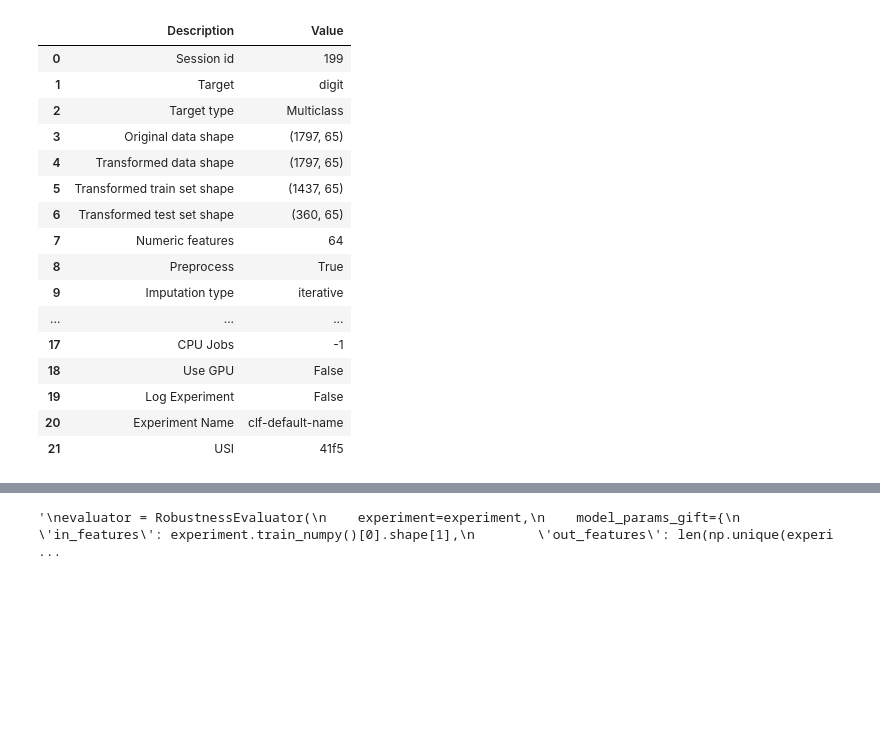
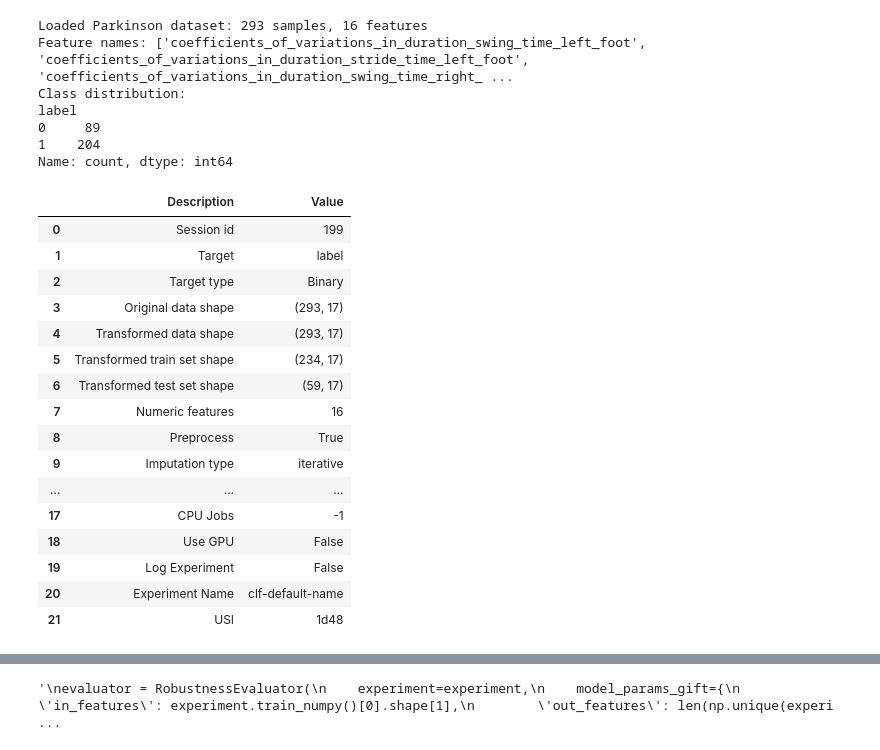
Before and after one commit to naforoutan/ReLaFIS, a Jupyter notebook: notebooks/test_class.ipynb, the cells around one changed output, grey strips where cells are left out. Cells and saved outputs as stored; diff of their text form; code cells hidden in the pictures; blank space fills up the shorter version.

```diff
--- a/notebooks/test_class.ipynb
+++ b/notebooks/test_class.ipynb
@@ -48,35 +48,42 @@ learning_params = dict(train_size=train_size,
 # %%
 # datasetdec
 
 from tests.uci_test import Cryotheraphy, Haberman, Heart, Glass, Segmentaition, Wine, Thyroid, Immunotherapy, Iris, BreastCancer, AdultIncome, BankMarketing, PimaDiabetes, CarEvaluation, Autism, Digits, DNA, MFeat, Parkinson # Synthetic2DGaussianClusters
 from tests.class_test import Segmentation, Digits_UCI, Diabetes, BCW, Smoke # TODO try the following datasets Digits DNA
 from torch.utils.data import DataLoader
 
 
 #from tests.uci_test import Autism, CaliforniaHousing, Abalone
 #from tests.class_test import Digits, Segmentation, Digits_UCI, Diabetes, BCW, DNA, Smoke, MNIST, ORL
 
 
-experiment = Digits(session_id=random_state)
+experiment = Parkinson(session_id=random_state)
 train_dataset = experiment.train_dataset(device)
 test_dataset = experiment.test_dataset(device)
 
 train_loader = DataLoader(train_dataset, batch_size=batch_size, shuffle=True)
 test_loader = DataLoader(test_dataset, batch_size=batch_size, shuffle=True)
 
 learning_params['train_size'] = experiment.train_numpy()[0].shape[0]
 #regression = experiment.target_type == 'regression'
 regression = False
 # %% [output]
+Loaded Parkinson dataset: 293 samples, 16 features
+Feature names: ['coefficients_of_variations_in_duration_swing_time_left_foot', 'coefficients_of_variations_in_duration_stride_time_left_foot', 'coefficients_of_variations_in_duration_swing_time_right_ ...
+Class distribution:
+label
+0     89
+1    204
+Name: count, dtype: int64
 |  | Description | Value |
 | 0 | Session id | 199 |
-| 1 | Target | digit |
-| 2 | Target type | Multiclass |
-| 3 | Original data shape | (1797, 65) |
-| 4 | Transformed data shape | (1797, 65) |
-| 5 | Transformed train set shape | (1437, 65) |
-| 6 | Transformed test set shape | (360, 65) |
-| 7 | Numeric features | 64 |
+| 1 | Target | label |
+| 2 | Target type | Binary |
+| 3 | Original data shape | (293, 17) |
+| 4 | Transformed data shape | (293, 17) |
+| 5 | Transformed train set shape | (234, 17) |
+| 6 | Transformed test set shape | (59, 17) |
+| 7 | Numeric features | 16 |
 | 8 | Preprocess | True |
 | 9 | Imputation type | iterative |
 | ... | ... | ... |
@@ -84,7 +91,7 @@ regression = False
 | 18 | Use GPU | False |
 | 19 | Log Experiment | False |
 | 20 | Experiment Name | clf-default-name |
-| 21 | USI | 41f5 |
+| 21 | USI | 1d48 |
 # %%
 sns.histplot(experiment.train_numpy()[1])
 sns.histplot(experiment.test_numpy()[1])
```
Also changed, not shown: parts of 8 cells of this notebook, 6 other files.
